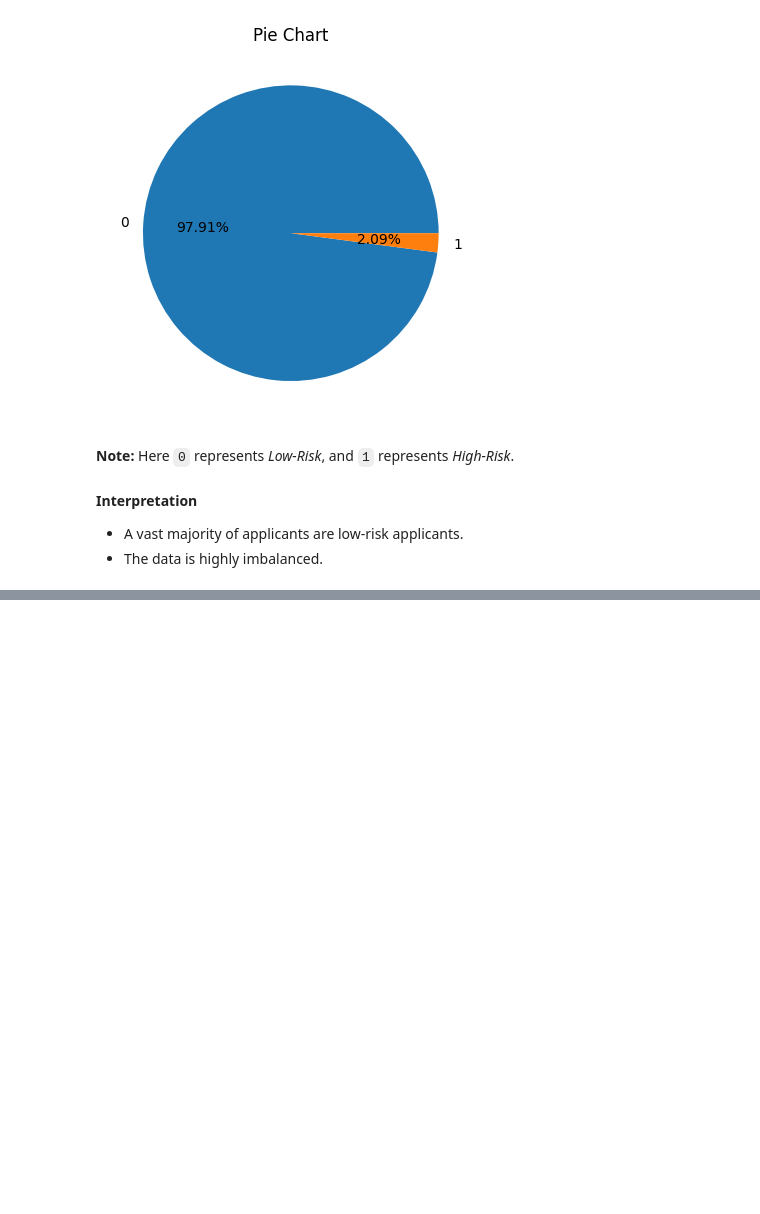
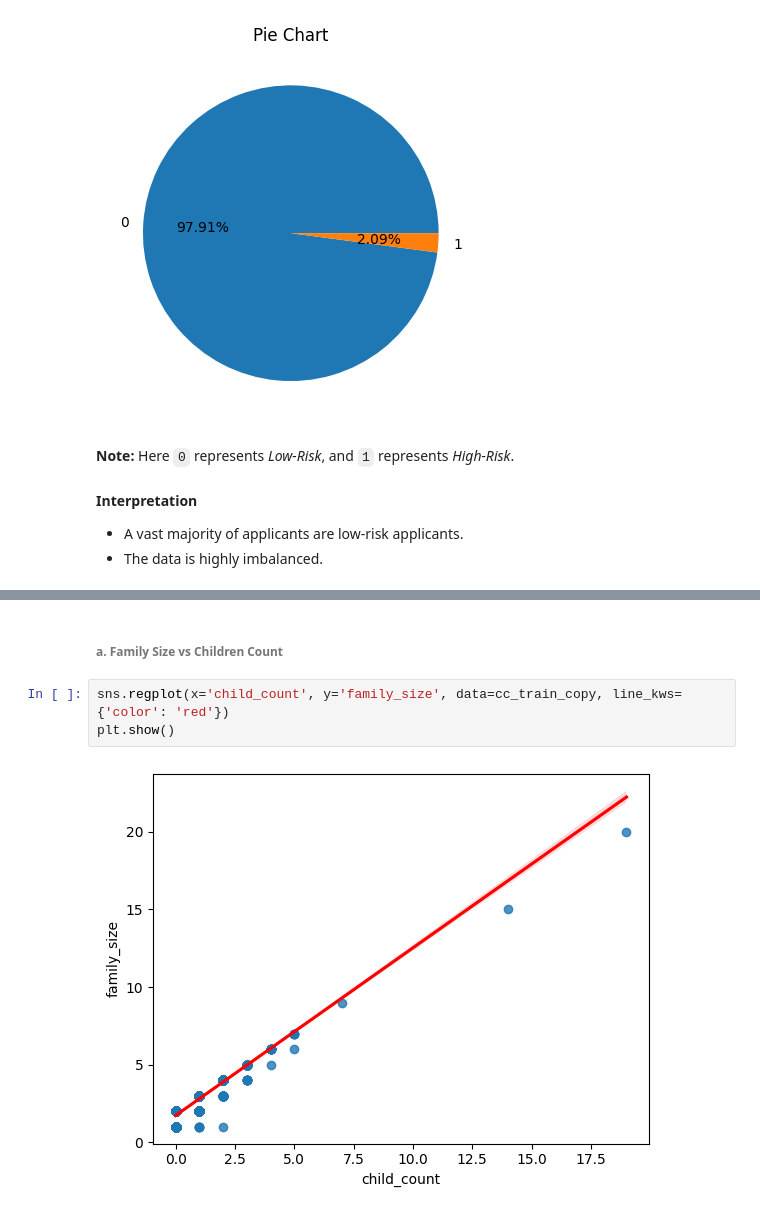
Before and after one commit to himaanssu/Credit_Card_Approval_Prediction, a Jupyter notebook: project.ipynb, the cells around one changed output, grey strips where cells are left out. Cells and saved outputs as stored; diff of their text form; blank space fills up the shorter version.

```diff
--- a/project.ipynb
+++ b/project.ipynb
@@ -955,0 +972,7 @@ create_pie_plot(cc_train_copy, 'is_risky')
+# %% [markdown]
+###### a. **Family Size vs Children Count**
+# %%
+sns.regplot(x='child_count', y='family_size', data=cc_train_copy, line_kws={'color': 'red'})
+plt.show()
+# %% [output]
+[figure, added]
```
Also changed, not shown: parts of 15 cells of this notebook.
